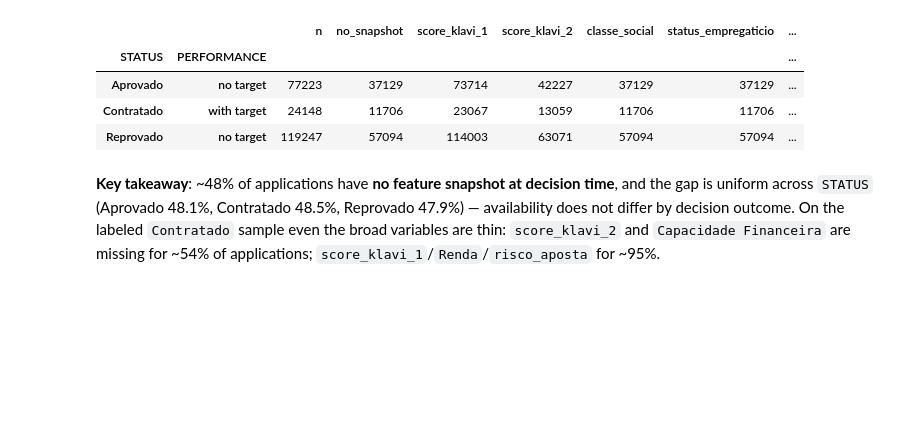
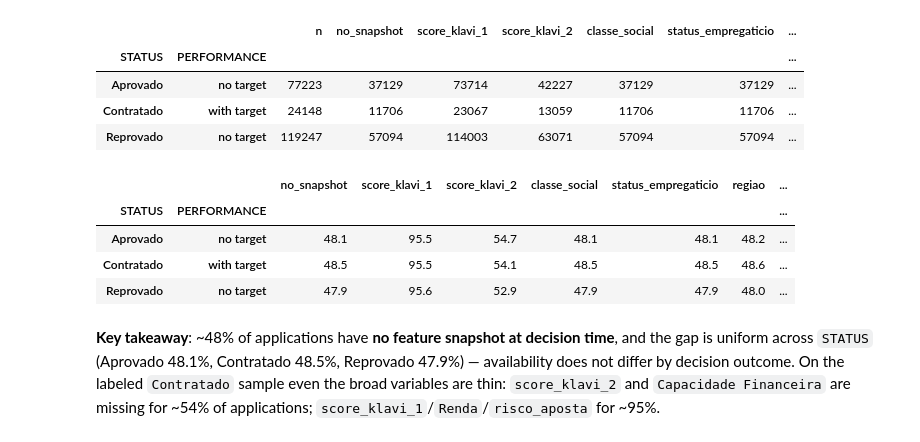
Before and after one commit to nocedan/credit-policy-analisys, a Jupyter notebook: notebooks/1.0-dn-initial-data-exploration.ipynb, the cells around one changed output. Cells and saved outputs as stored; diff of their text form; code cells hidden in the pictures; blank space fills up the shorter version.

Commit message:
Add percentage version of the coverage table
Co-Authored-By: Claude Fable 5 <noreply@anthropic.com>

```diff
--- a/notebooks/1.0-dn-initial-data-exploration.ipynb
+++ b/notebooks/1.0-dn-initial-data-exploration.ipynb
@@ -162,14 +162,28 @@ df = pd.merge_asof(
 feature_cols = [c for c in feat.columns if c != "uuid"]
 cov = df.assign(PERFORMANCE=np.where(df["OVER30M2"].notna(), "with target", "no target"))
 g = cov.groupby(["STATUS", "PERFORMANCE"])
-coverage = g.size().to_frame("n").join(g[feature_cols].agg(lambda s: s.isna().sum()))
-coverage.rename(columns={"REFERENCIA": "no_snapshot"})
+coverage = (
+    g.size().to_frame("n")
+    .join(g[feature_cols].agg(lambda s: s.isna().sum()))
+    .rename(columns={"REFERENCIA": "no_snapshot"})
+)
+coverage
 # %% [output]
 |  |  | n | no_snapshot | score_klavi_1 | score_klavi_2 | classe_social | status_empregaticio | ... |
 | STATUS | PERFORMANCE |  |  |  |  |  |  | ... |
 | Aprovado | no target | 77223 | 37129 | 73714 | 42227 | 37129 | 37129 | ... |
 | Contratado | with target | 24148 | 11706 | 23067 | 13059 | 11706 | 11706 | ... |
 | Reprovado | no target | 119247 | 57094 | 114003 | 63071 | 57094 | 57094 | ... |
+# %%
+# same table as % of each row's applications (n)
+coverage_pct = coverage.drop(columns="n").div(coverage["n"], axis=0).mul(100).round(1)
+coverage_pct
+# %% [output]
+|  |  | no_snapshot | score_klavi_1 | score_klavi_2 | classe_social | status_empregaticio | regiao | ... |
+| STATUS | PERFORMANCE |  |  |  |  |  |  | ... |
+| Aprovado | no target | 48.1 | 95.5 | 54.7 | 48.1 | 48.1 | 48.2 | ... |
+| Contratado | with target | 48.5 | 95.5 | 54.1 | 48.5 | 48.5 | 48.6 | ... |
+| Reprovado | no target | 47.9 | 95.6 | 52.9 | 47.9 | 47.9 | 48.0 | ... |
 # %% [markdown]
 **Key takeaway**: ~48% of applications have **no feature snapshot at decision time**, and the gap is uniform across `STATUS` (Aprovado 48.1%, Contratado 48.5%, Reprovado 47.9%) — availability does not differ by decision outcome. On the labeled `Contratado` sample even the broad variables are thin: `score_klavi_2` and `Capacidade Financeira` are missing for ~54% of applications; `score_klavi_1`/`Renda`/`risco_aposta` for ~95%.
 # %% [markdown]
```
